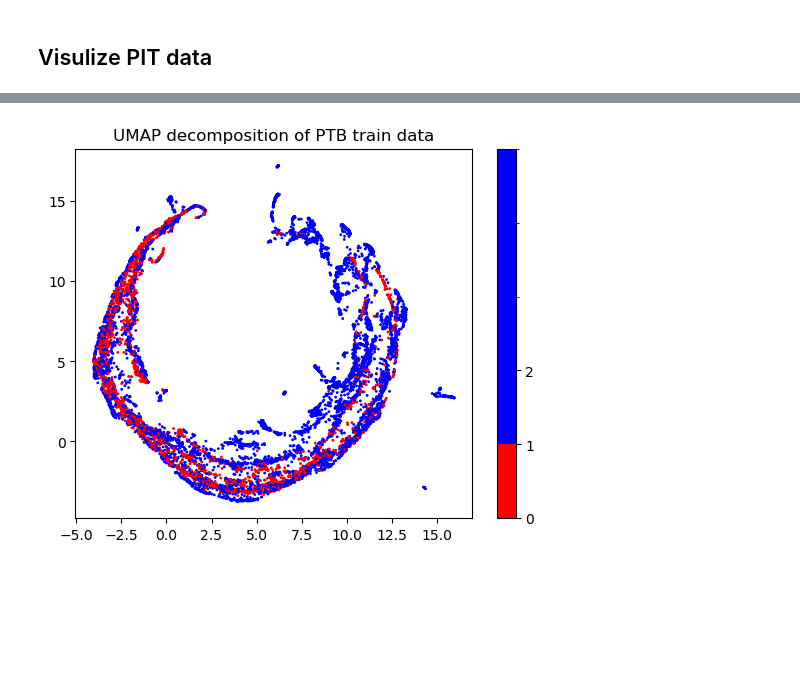
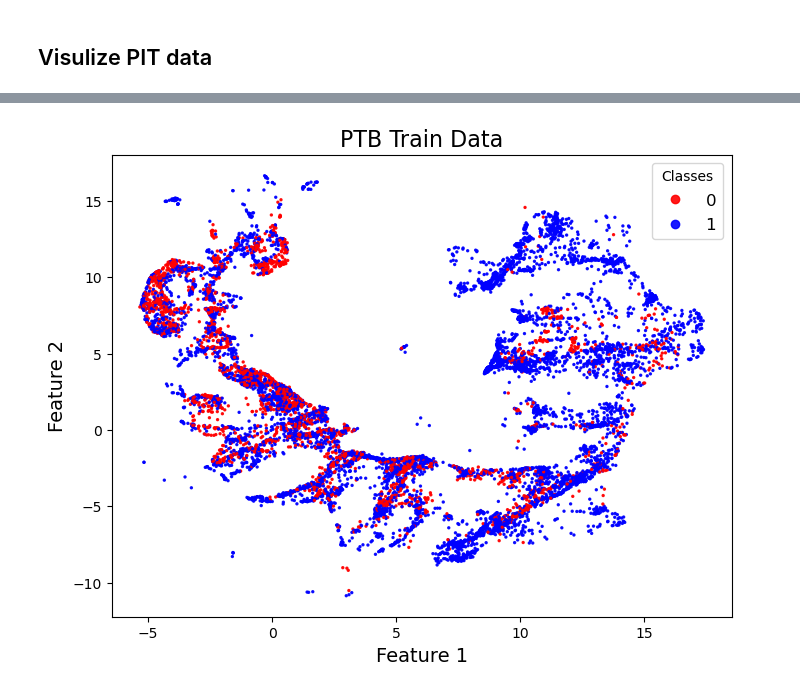
Before and after one commit to jak-ket/ml-for-healthcare, a Jupyter notebook: time_series/visualize_encoder.ipynb, the cells around one changed output, grey strips where cells are left out. Cells and saved outputs as stored; diff of their text form; code cells hidden in the pictures; blank space fills up the shorter version.

```diff
--- a/time_series/visualize_encoder.ipynb
+++ b/time_series/visualize_encoder.ipynb
@@ -106,18 +106,21 @@ plt.show()
 # %%
 # make umap decomposition for ptb data
-
-reducer = umap.UMAP(n_components=2, n_neighbors=40, min_dist=0.1, metric='euclidean', random_state=42)
+reducer = umap.UMAP(random_state=42, n_neighbors=10, min_dist=.3)
 ptb_train_reduced = reducer.fit_transform(ptb_train_embedding)
-ptb_test_reduced = reducer.fit_transform(ptb_test_embedding)
+ptb_test_reduced = reducer.transform(ptb_test_embedding)
 # %%
 # plot ptb train data for the 2 classes
 cmap = ListedColormap(['red', 'blue'])
-bounds = [0, 1, 2]
-plt.scatter(ptb_train_reduced[:, 0], ptb_train_reduced[:, 1], c=ptb_train_labels, cmap=cmap, norm=norm, s=1)
-plt.colorbar(ticks=bounds)
-plt.title('UMAP decomposition of PTB train data')
+
+fig, ax = plt.subplots(figsize=(8, 6))
+sc = ax.scatter(ptb_train_reduced[:, 0], ptb_train_reduced[:, 1], c=ptb_train_labels, cmap=cmap, s=2, alpha=0.9)
+ax.set_title('PTB Train Data', fontsize=16)
+ax.set_xlabel('Feature 1', fontsize=14)
+ax.set_ylabel('Feature 2', fontsize=14)
+handles, labels = sc.legend_elements()
+ax.legend(handles, labels, title="Classes", fontsize=12)
 plt.show()
 # %% [output]
-[figure, old version]
+[figure, new version]
 # %%
 # plot ptb test data for the 2 classes
```
Also changed, not shown: parts of 11 cells of this notebook, 4 other files.
